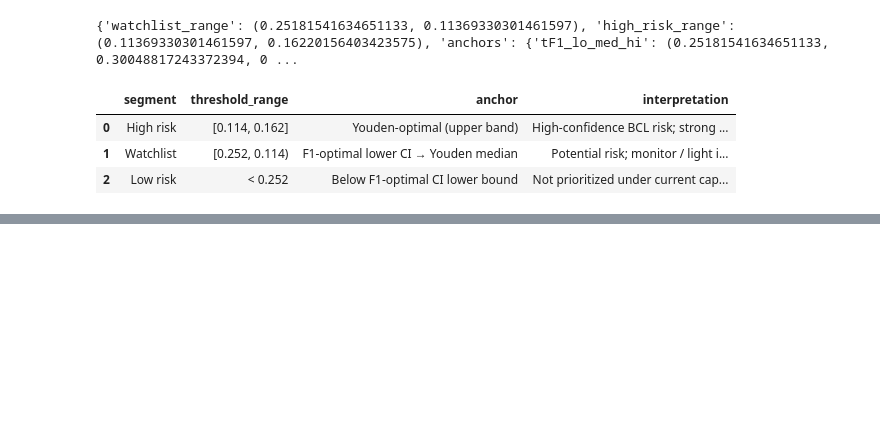
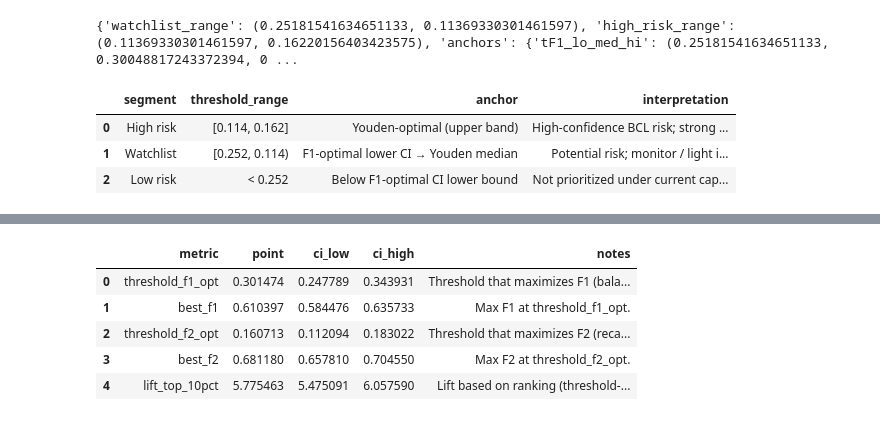
Before and after one commit to xvzeng/winebuz, a Jupyter notebook: scaleup.ipynb, the cells around one changed output, grey strips where cells are left out. Cells and saved outputs as stored; diff of their text form; code cells hidden in the pictures; blank space fills up the shorter version.

```diff
--- a/scaleup.ipynb
+++ b/scaleup.ipynb
@@ -2480,0 +2999,3 @@ df_rec
+# %%
+df_ci = recommendation_threshold_ci(y_true, y_score, n_boot=500, lift_top_pct=0.10)
+print(df_ci)
@@ -2480,0 +3016,9 @@ df_rec
+# %%
+df_ci
+# %% [output]
+|  | metric | point | ci_low | ci_high | notes |
+| 0 | threshold_f1_opt | 0.301474 | 0.247789 | 0.343931 | Threshold that maximizes F1 (bala... |
+| 1 | best_f1 | 0.610397 | 0.584476 | 0.635733 | Max F1 at threshold_f1_opt. |
+| 2 | threshold_f2_opt | 0.160713 | 0.112094 | 0.183022 | Threshold that maximizes F2 (reca... |
+| 3 | best_f2 | 0.681180 | 0.657810 | 0.704550 | Max F2 at threshold_f2_opt. |
+| 4 | lift_top_10pct | 5.775463 | 5.475091 | 6.057590 | Lift based on ranking (threshold-... |
```
Also changed, not shown: parts of 4 cells of this notebook.
